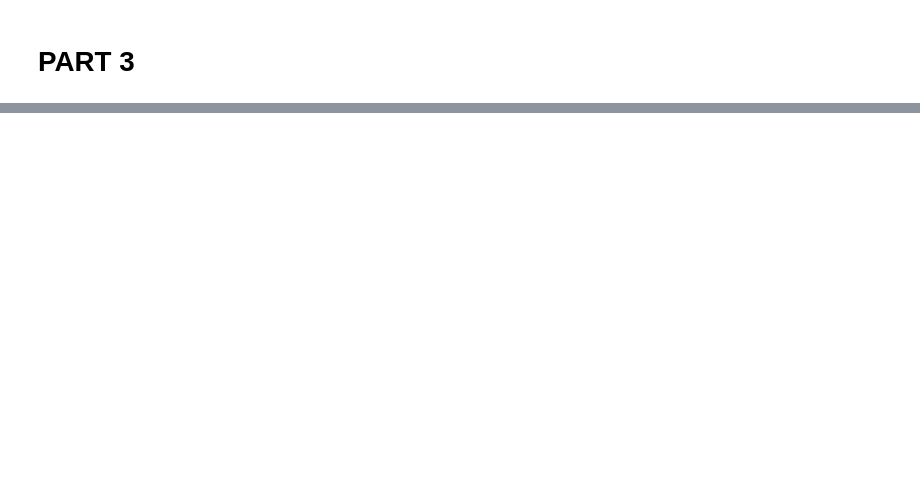
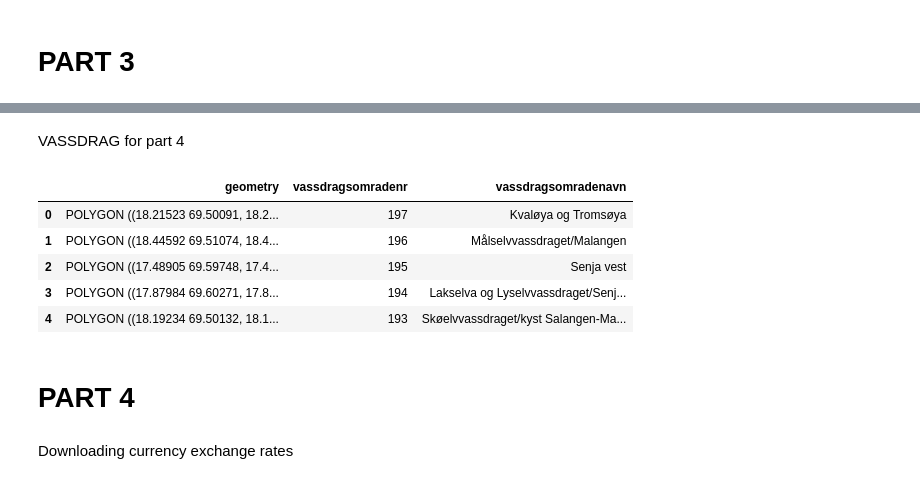
Before and after one commit to malkia777/IND320---Project, a Jupyter notebook: Notebooks/malk_ind320_project_part4.ipynb, the cells around one changed output, grey strips where cells are left out. Saved outputs shown, nothing was run; the diff lists cells and outputs as text; code cells hidden in the pictures; blank space fills up the shorter version.

```diff
--- a/Notebooks/malk_ind320_project_part4.ipynb
+++ b/Notebooks/malk_ind320_project_part4.ipynb
@@ -921,0 +203,44 @@ By looking at the "Season"-plot we see that STL captures the strong yearly patte
+# %% [markdown]
+VASSDRAG for part 4
+# %%
+url = (
+    "https://kart.nve.no/enterprise/rest/services/"
+    "Nedborfelt2/MapServer/0/query")
+
+response = requests.get(
+    url,
+    params={
+        # Exclude Svalbard's separately numbered areas.
+        "where": "vassdragsomradenr < '400'",
+        "outFields": "vassdragsomradenr,vassdragsomradenavn",
+        "returnGeometry": "true",
+        "outSR": 4326,
+        "f": "geojson",
+    },
+    timeout=180,
+)
+response.raise_for_status()
+
+water_areas = gdp.GeoDataFrame.from_features(
+    response.json()["features"],
+    crs="EPSG:4326",
+)
+
+water_areas.to_file(
+    r"C:\Users\malki\OneDrive - Norwegian University of Life Sciences"
+    r"\UNI5\IND320-1\Project\data\water_areas.geojson",
+    driver="GeoJSON",
+)
+
+display(water_areas.head())
+# %% [output]
+|  | geometry | vassdragsomradenr | vassdragsomradenavn |
+| 0 | POLYGON ((18.21523 69.50091, 18.2... | 197 | Kvaløya og Tromsøya |
+| 1 | POLYGON ((18.44592 69.51074, 18.4... | 196 | Målselvvassdraget/Malangen |
+| 2 | POLYGON ((17.48905 69.59748, 17.4... | 195 | Senja vest |
+| 3 | POLYGON ((17.87984 69.60271, 17.8... | 194 | Lakselva og Lyselvvassdraget/Senj... |
+| 4 | POLYGON ((18.19234 69.50132, 18.1... | 193 | Skøelvvassdraget/kyst Salangen-Ma... |
+# %% [markdown]
+# **PART 4**
+# %% [markdown]
+Downloading currency exchange rates
```
Also changed, not shown: parts of 90 cells of this notebook, 18 other files.
